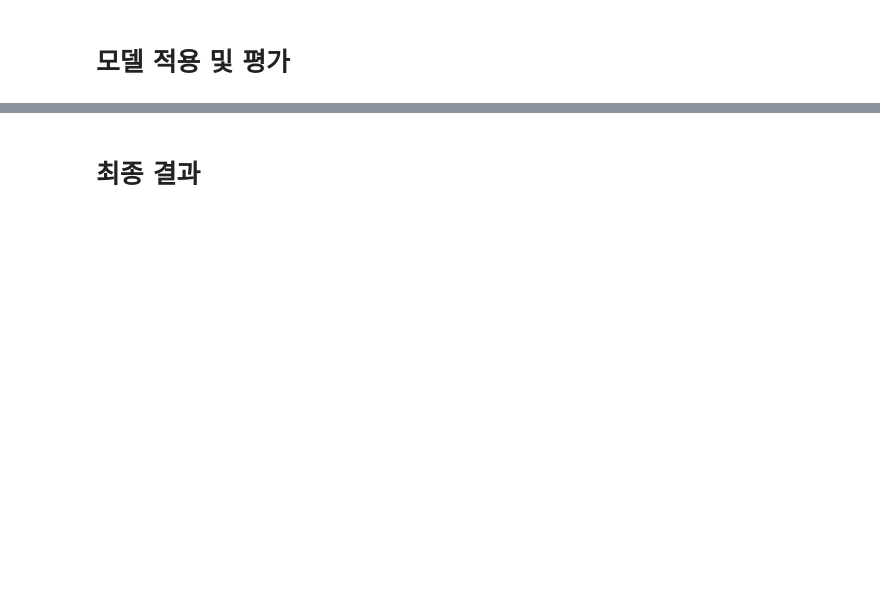
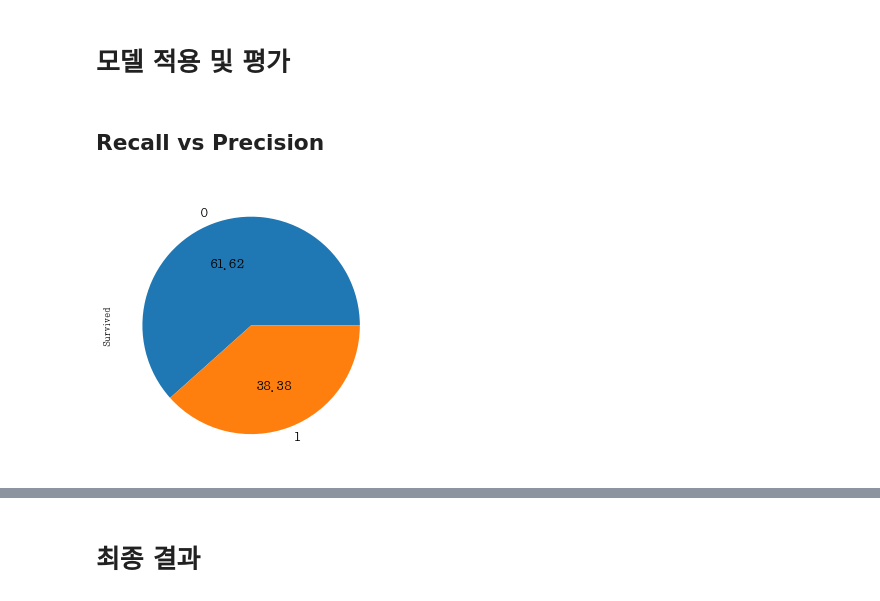
Before and after one commit to Abdumaleek/Kaggle-Titanic, a Jupyter notebook: New Titanic2.ipynb, the cells around one changed output, grey strips where cells are left out. Cells and saved outputs as stored; diff of their text form; code cells hidden in the pictures; blank space fills up the shorter version.

```diff
--- a/New Titanic2.ipynb
+++ b/New Titanic2.ipynb
@@ -539,2 +577,9 @@ train.head()
 # %% [markdown]
 # 모델 적용 및 평가
+# %% [markdown]
+## Recall  vs  Precision
+# %%
+train.Survived.value_counts().plot.pie(figsize = (5,5),autopct = '%.2f',fontsize=15)
+plt.show()
+# %% [output]
+[figure, added]
```
Also changed, not shown: parts of 45 cells of this notebook.
